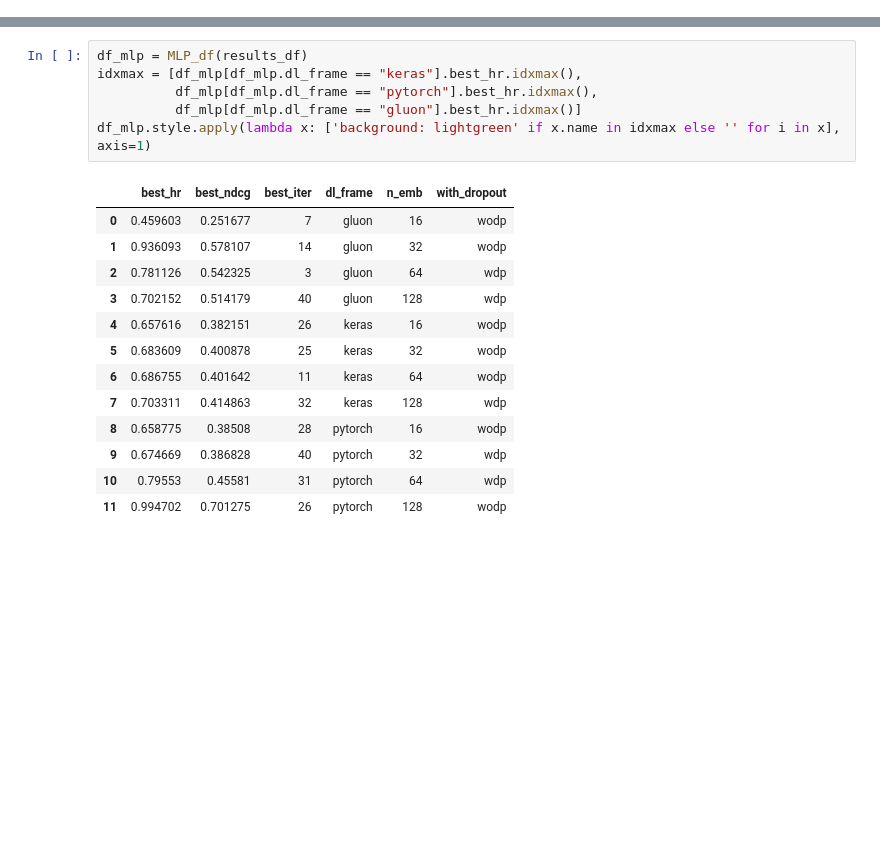
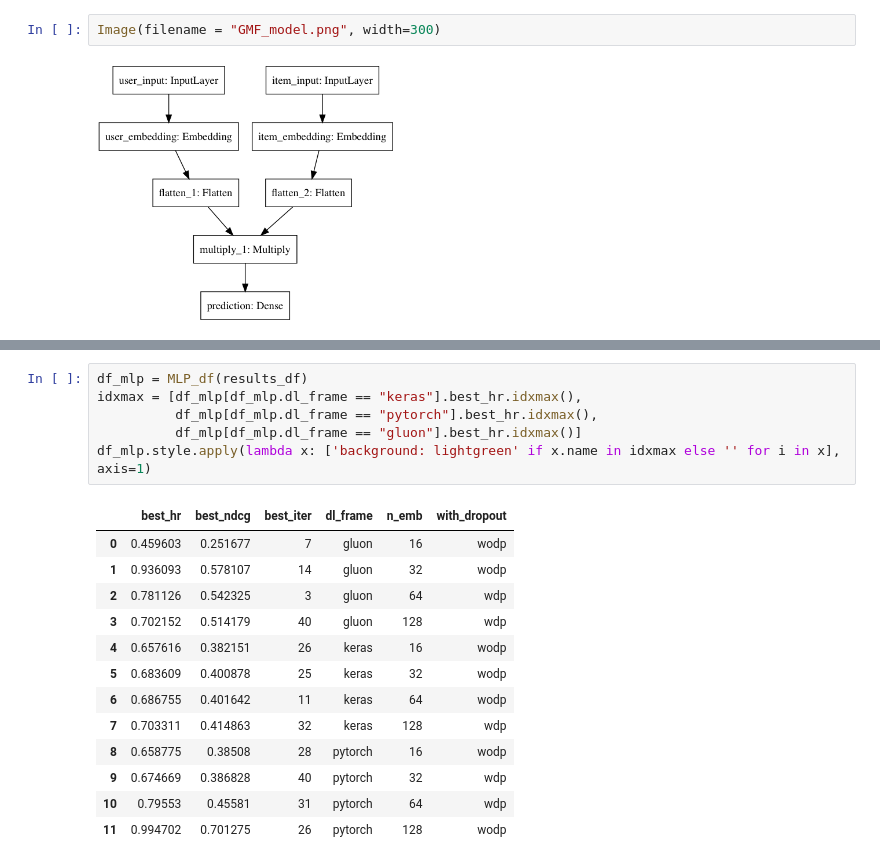
Before and after one commit to jrzaurin/neural_cf, a Jupyter notebook: results_summary.ipynb, the cells around one changed output, grey strips where cells are left out. Saved outputs shown, nothing was run; the diff lists cells and outputs as text; blank space fills up the shorter version.

```diff
--- a/results_summary.ipynb
+++ b/results_summary.ipynb
@@ -14,3 +43,7 @@ results_df = results_df = pd.read_pickle("models/results_df.p")
+# %%
+Image(filename = "GMF_model.png", width=300)
+# %% [output]
+[figure, added]
 # %%
 df_gmf = GMF_df(results_df)
 idxmax = [df_gmf[df_gmf.dl_frame == "keras"].best_hr.idxmax(),
```
Also changed, not shown: parts of 21 cells of this notebook, 2 other files.
